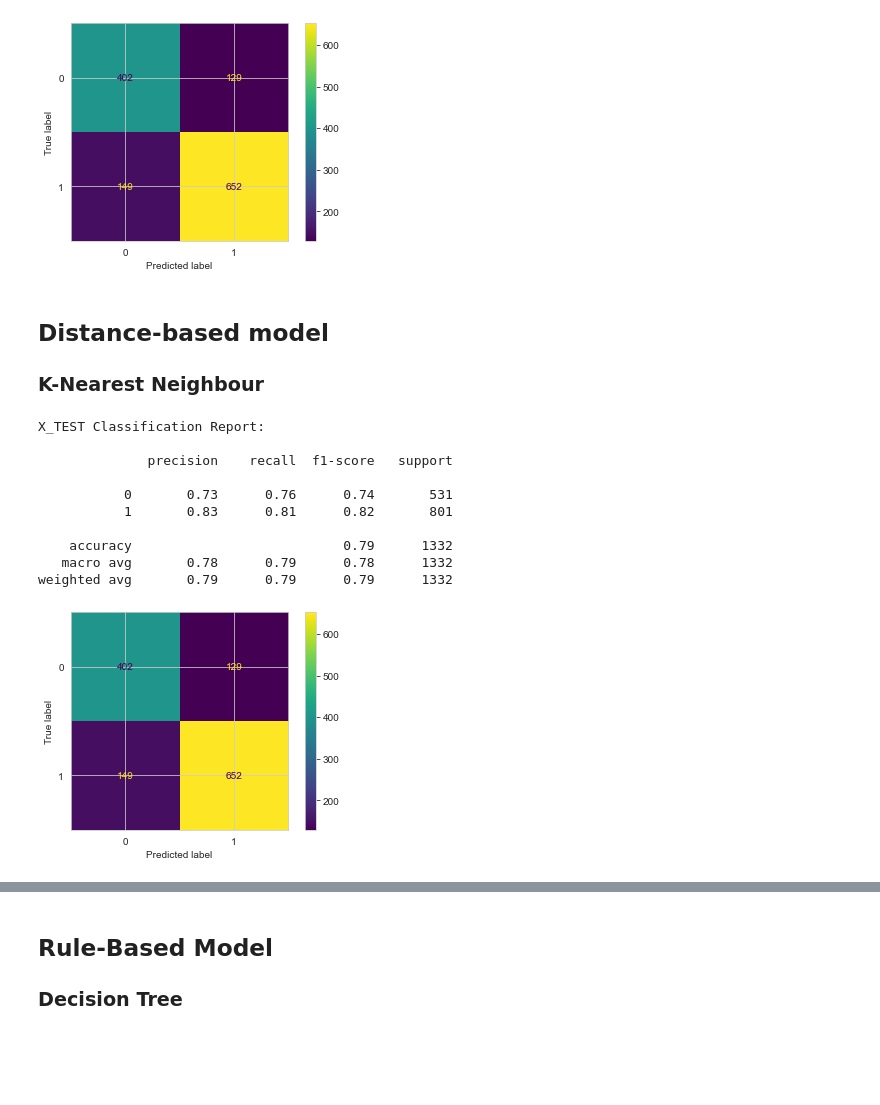
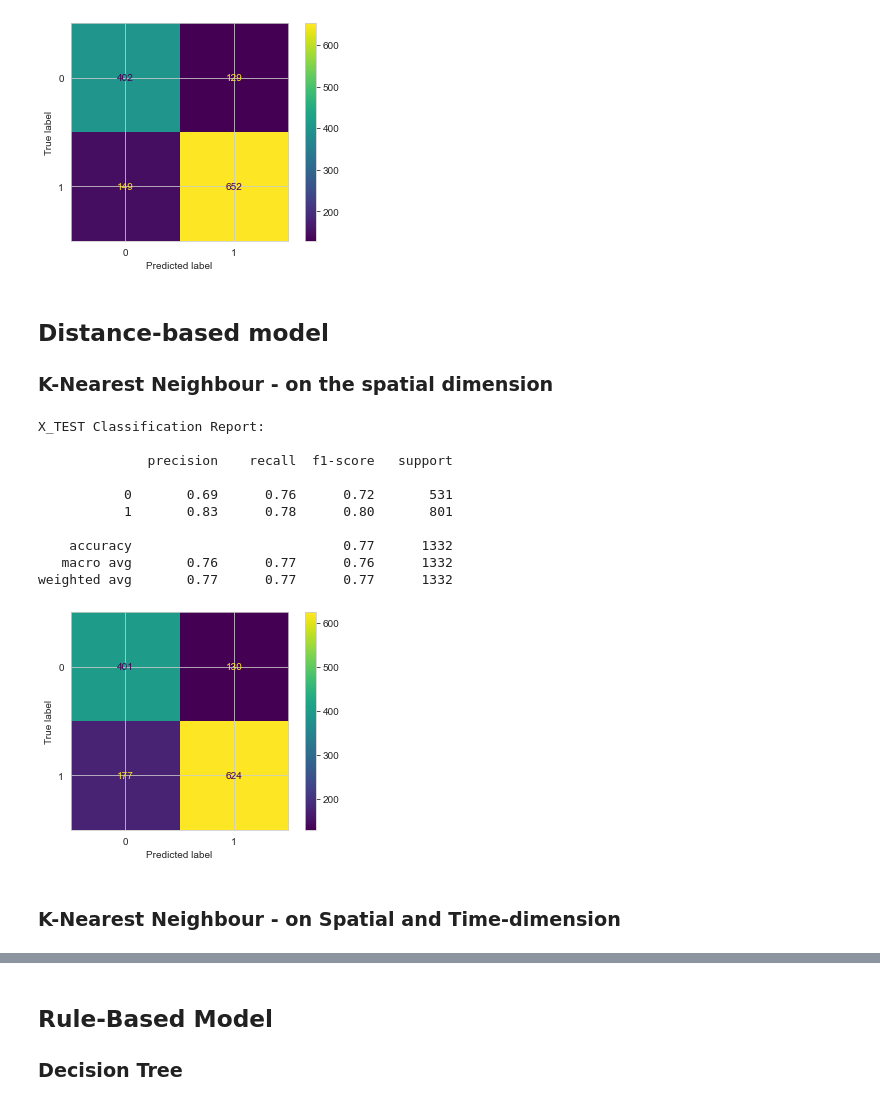
Before and after one commit to anahid1988/DeepRUL, a Jupyter notebook: notebooks/CMAPSS_main.ipynb, the cells around one changed output, grey strips where cells are left out. Drawn from its saved outputs; the diff is of its cells as text; code cells hidden in the pictures; blank space fills up the shorter version.

```diff
--- a/notebooks/CMAPSS_main.ipynb
+++ b/notebooks/CMAPSS_main.ipynb
@@ -59,7 +66,7 @@ and only if we decide to start labeling
 the test set provided by NASA we should set it to FALSE"""
 dev_mode = True
 
-path = "../Datasets/PHM08_Challenge_Data/train.txt"
+path = "../../Datasets/PHM08_Challenge_Data/train.txt"
 
 dev_data = cmapss.load_data(path)
 
@@ -76,7 +83,7 @@ dev_data = cmapss.cluster_operational_settings(dev_data,
 # Now, I calculate the Time (Cycle) to Failure of each engine.
 # Again, based on the documentation of the dataset, each engine's
 # life duration starts from a healthy state and ends with the
-# breakdown (Run to Failure data). I do tis by simply reversing
+# breakdown (Run to Failure data). I do this by simply reversing
 # the values of column "cycle" for each "unit" (engines).
 dev_data = cmapss.calculate_TTF(dev_data)
 
@@ -87,9 +94,9 @@ dev_data = cmapss.calculate_TTF(dev_data)
 dev_data = cmapss.calculate_continues_healthstate(dev_data)
 
 
-# Now that I have the RULs of the engines, I cal transfer the
+# Now that I have the RULs of the engines, I can transfer the
 # regression task into a binary classification task.
-# The function below, returns the label 0 for heathy state and 1
+# The function below, returns the label 0 for healthy state and 1
 # for an unhealthy state
 dev_data = cmapss.calculate_descrete_healthstate(dev_data)
 
@@ -156,8 +162,8 @@ cmapss.visualize_denoised_sensors(x_test, 3)
 # These two parameters are also tuned.
 
 w_size=20
-x_train, y_train = cmapss.window_data(x_train, w_size, w_size//2)
-x_test, y_test = cmapss.window_data(x_test, w_size, w_size//2)
+x_train, y_train, train_engines = cmapss.window_data(x_train, w_size, w_size//2)
+x_test, y_test, test_engines = cmapss.window_data(x_test, w_size, w_size//2)
 
 print("Trainset shape: data={}\nTestset shape: data={}".format(
       x_train.shape, x_test.shape))
@@ -180,6 +186,12 @@ lr_pred_test = lr.predict(x_test)
 
 print('\nX_TEST Classification Report:\n')
 inspect.plot_classification_report(y_test, lr_pred_test)
+
+
+# save the classifier
+with open('LogisticRegressionCV.pkl', 'wb') as fid:
+    pickle.dump(lr, fid)
+fid.close()
 # %% [output]
 STOP: TOTAL NO. of ITERATIONS REACHED LIMIT.
 
@@ -207,6 +219,11 @@ ridge_pred_test = ridge.predict(x_test)
 
 print('\nX_TEST Classification Report:\n')
 inspect.plot_classification_report(y_test, ridge_pred_test)
+
+# save the classifier
+with open('RidgeClassifierCV.pkl', 'wb') as fid:
+    pickle.dump(ridge, fid)
+fid.close()
 # %% [output]
 X_TEST Classification Report:
 
@@ -221,22 +238,29 @@ weighted avg       0.79      0.79      0.79      1332
 [figure]
 # %% [markdown]
 ## Distance-based model
-### K-Nearest Neighbour
+### K-Nearest Neighbour - on the spatial dimension
 # %%
 knn = KNeighborsClassifier(n_neighbors=3).fit(x_train, y_train)
 knn_pred_test = knn.predict(x_test)
 
 print('\nX_TEST Classification Report:\n')
-inspect.plot_classification_report(y_test, ridge_pred_test)
+inspect.plot_classification_report(y_test, knn_pred_test)
+
+# save the classifier
+with open('KNeighborsClassifier.pkl', 'wb') as fid:
+    pickle.dump(knn, fid)
+fid.close()
 # %% [output]
 X_TEST Classification Report:
 
               precision    recall  f1-score   support
 
-           0       0.73      0.76      0.74       531
-           1       0.83      0.81      0.82       801
+           0       0.69      0.76      0.72       531
+           1       0.83      0.78      0.80       801
 
-    accuracy                           0.79      1332
-   macro avg       0.78      0.79      0.78      1332
-weighted avg       0.79      0.79      0.79      1332
+    accuracy                           0.77      1332
+   macro avg       0.76      0.77      0.76      1332
+weighted avg       0.77      0.77      0.77      1332
-[figure, old version]
+[figure, new version]
+# %% [markdown]
+### K-Nearest Neighbour - on Spatial and Time-dimension
```
Also changed, not shown: parts of 44 cells of this notebook, 4 other files.
